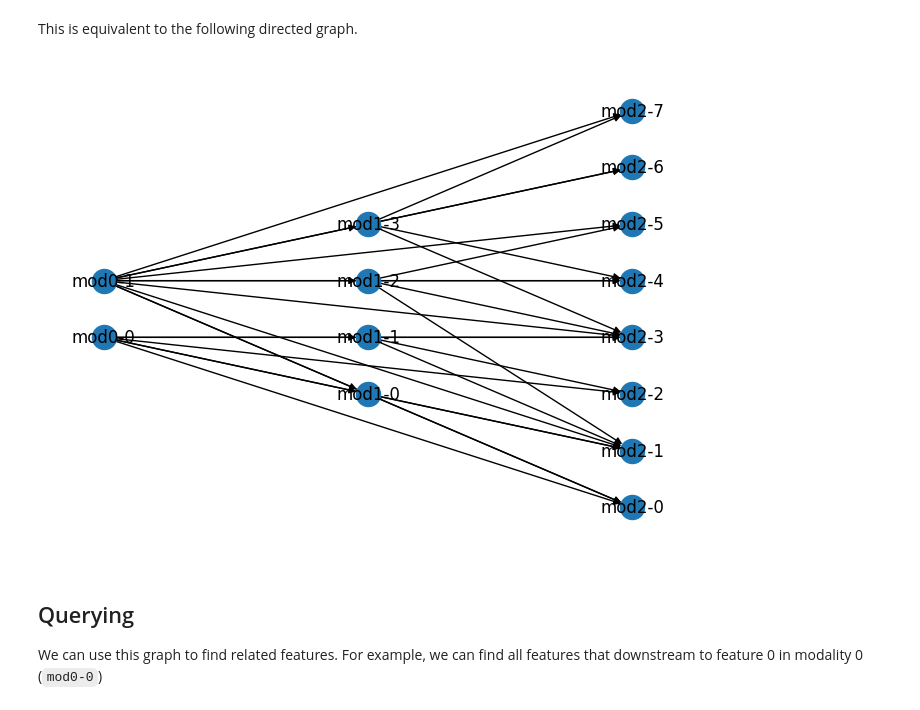
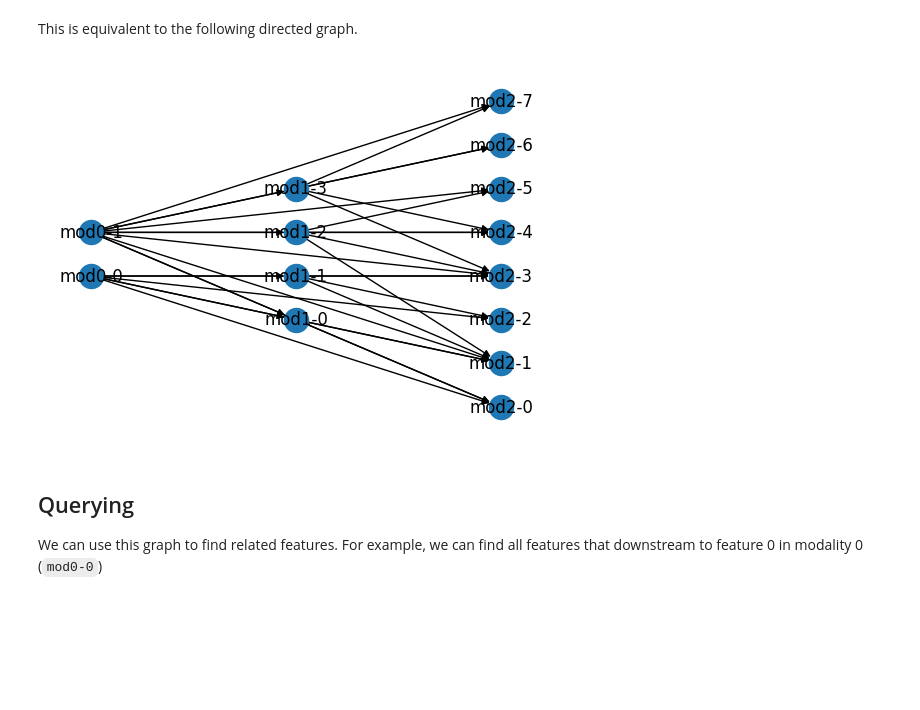
Before and after one commit to lucas-diedrich/mulink, a Jupyter notebook: docs/notebooks/example.ipynb, the cells around one changed output. Cells and saved outputs as stored; diff of their text form; code cells hidden in the pictures; blank space fills up the shorter version.

```diff
--- a/docs/notebooks/example.ipynb
+++ b/docs/notebooks/example.ipynb
@@ -47,17 +39,9 @@ plt.show()
 # %% [markdown]
 This is equivalent to the following directed graph.
-# %%
-# Construct graph
-dag = nx.from_pandas_adjacency(
-    pd.DataFrame.sparse.from_spmatrix(mdata.varp["feature_mapping"], index=mdata.var_names, columns=mdata.var_names),
-    create_using=nx.DiGraph,
-)
-
-# Plot
-pos = nx.layout.multipartite_layout(dag, subset_key={key: mdata.mod[key].var_names for key in mdata.mod.keys()})
-nx.draw(dag, pos=pos, with_labels=True)
-# %% [output]
-[figure, removed]
+# %%
+mdata.link.pl.graph(with_labels=True)
+# %% [output]
+[figure, added]
 # %% [markdown]
 ## Querying
 
```
Also changed, not shown: parts of 4 cells of this notebook.
